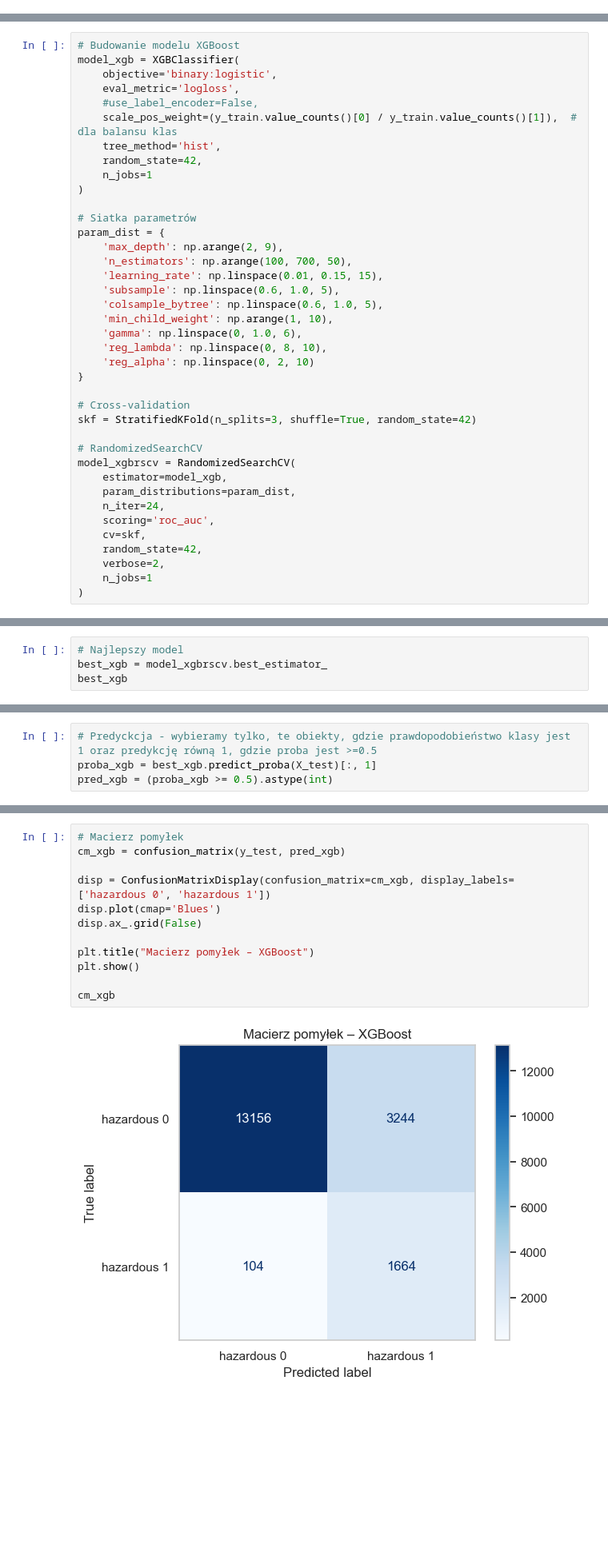
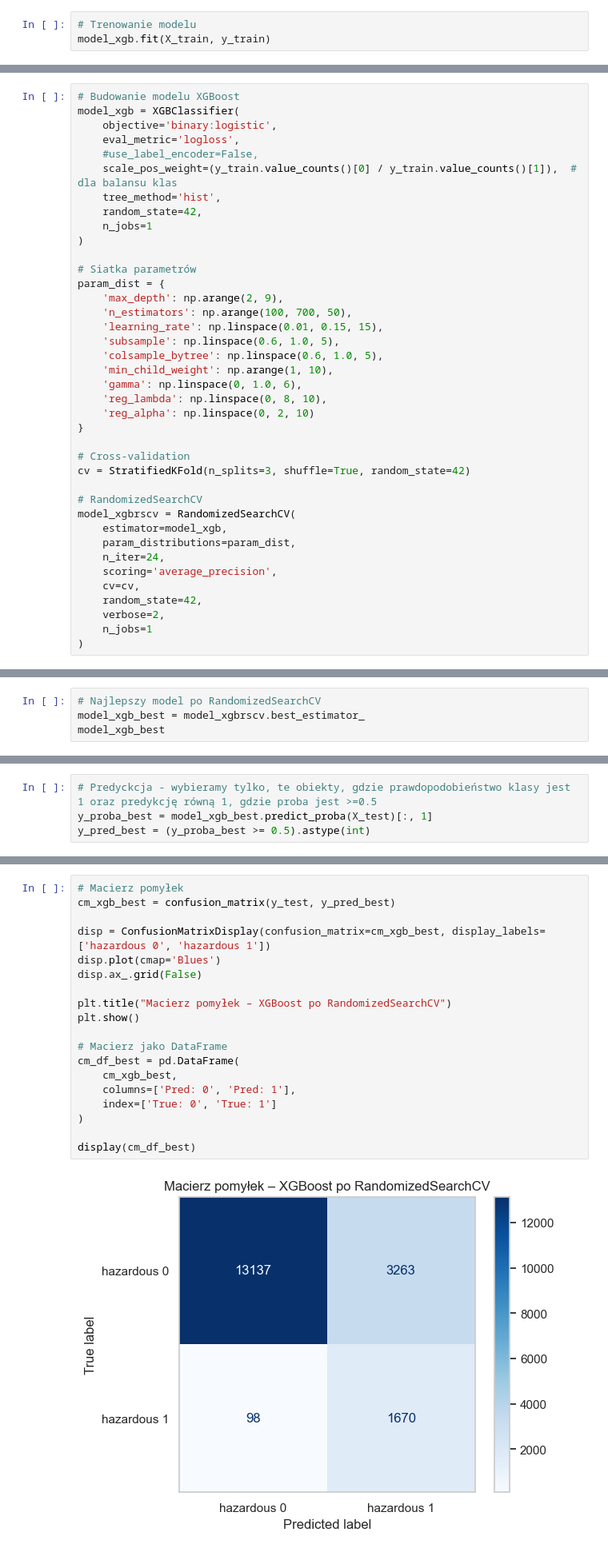
Before and after one commit to Grzegorz833/projekty, a Jupyter notebook: klasyfikacja_nasa_neo/NASA_NEO_ML.ipynb, the cells around one changed output, grey strips where cells are left out. Shown at 80% size. Drawn from its saved outputs; the diff is of its cells as text; blank space fills up the shorter version.

```diff
--- a/klasyfikacja_nasa_neo/NASA_NEO_ML.ipynb
+++ b/klasyfikacja_nasa_neo/NASA_NEO_ML.ipynb
@@ -559,0 +787,3 @@ Zbiór testowy: 18168
+# %%
+# Trenowanie modelu
+model_xgb.fit(X_train, y_train)
@@ -583,15 +1011,15 @@ param_dist = {
 }
 
 # Cross-validation
-skf = StratifiedKFold(n_splits=3, shuffle=True, random_state=42)
+cv = StratifiedKFold(n_splits=3, shuffle=True, random_state=42)
 
 # RandomizedSearchCV
 model_xgbrscv = RandomizedSearchCV(
     estimator=model_xgb,
     param_distributions=param_dist,
     n_iter=24,
-    scoring='roc_auc',
-    cv=skf,
+    scoring='average_precision',
+    cv=cv,
     random_state=42,
     verbose=2,
     n_jobs=1
@@ -646,7 +1076,7 @@ Najlepszy ROC AUC (CV): 0.921
 # %%
-# Najlepszy model
-best_xgb = model_xgbrscv.best_estimator_
-best_xgb
+# Najlepszy model po RandomizedSearchCV
+model_xgb_best = model_xgbrscv.best_estimator_
+model_xgb_best
 # %% [output]
 XGBClassifier(base_score=None, booster=None, callbacks=None,
               colsample_bylevel=None, colsample_bynode=None,
@@ -663,4 +1097,4 @@ XGBClassifier(base_score=None, booster=None, callbacks=None,
 # %%
 # Predyckcja - wybieramy tylko, te obiekty, gdzie prawdopodobieństwo klasy jest 1 oraz predykcję równą 1, gdzie proba jest >=0.5
-proba_xgb = best_xgb.predict_proba(X_test)[:, 1]
-pred_xgb = (proba_xgb >= 0.5).astype(int)
+y_proba_best = model_xgb_best.predict_proba(X_test)[:, 1]
+y_pred_best = (y_proba_best >= 0.5).astype(int)
@@ -667,14 +1120,21 @@ pred_xgb = (proba_xgb >= 0.5).astype(int)
 # %%
 # Macierz pomyłek
-cm_xgb = confusion_matrix(y_test, pred_xgb)
+cm_xgb_best = confusion_matrix(y_test, y_pred_best)
 
-disp = ConfusionMatrixDisplay(confusion_matrix=cm_xgb, display_labels=['hazardous 0', 'hazardous 1'])
+disp = ConfusionMatrixDisplay(confusion_matrix=cm_xgb_best, display_labels=['hazardous 0', 'hazardous 1'])
 disp.plot(cmap='Blues')
 disp.ax_.grid(False)
 
-plt.title("Macierz pomyłek – XGBoost")
+plt.title("Macierz pomyłek – XGBoost po RandomizedSearchCV")
 plt.show()
 
-cm_xgb
+# Macierz jako DataFrame
+cm_df_best = pd.DataFrame(
+    cm_xgb_best,
+    columns=['Pred: 0', 'Pred: 1'],
+    index=['True: 0', 'True: 1']
+)
+
+display(cm_df_best)
 # %% [output]
-[figure, old version]
+[figure, new version]
```
Also changed, not shown: parts of 80 cells of this notebook.
